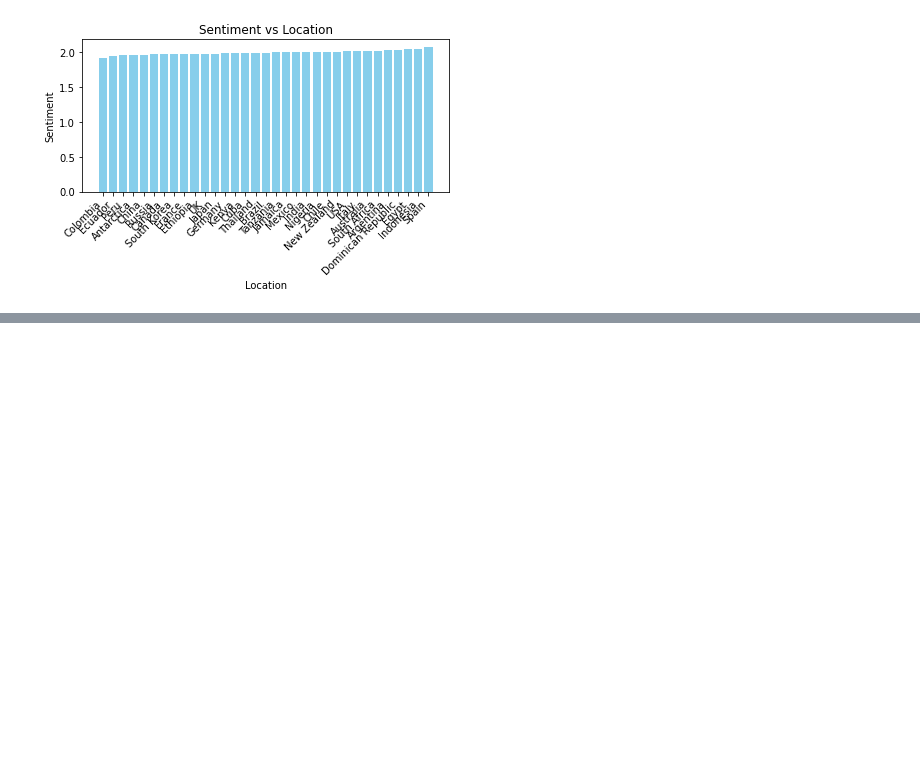
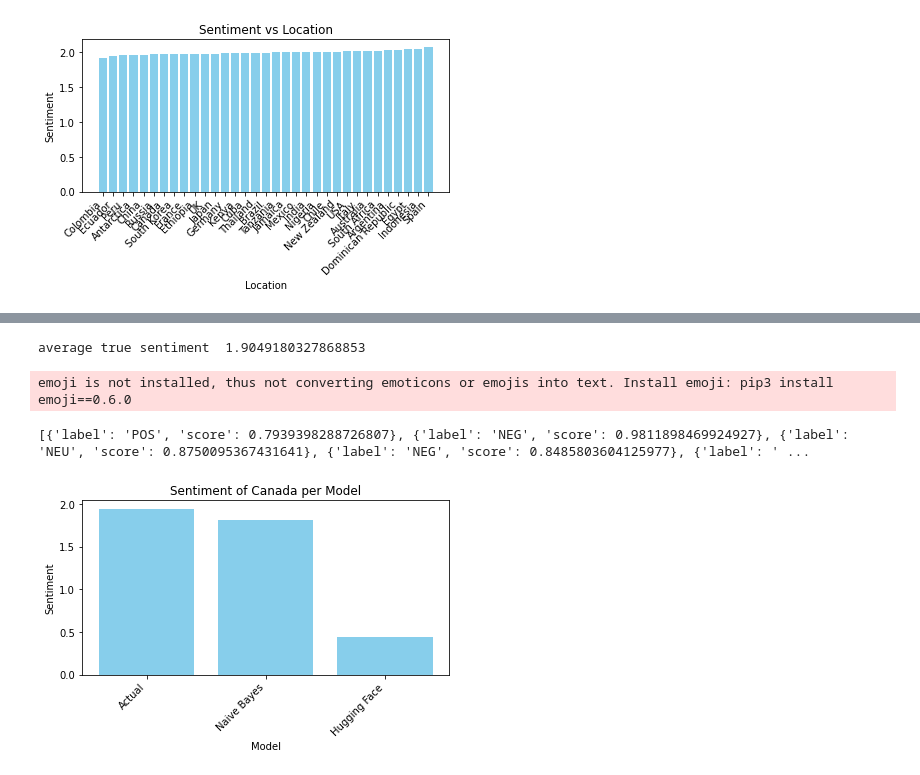
Before and after one commit to juhlisang/NLP_Project2, a Jupyter notebook: initial-code.ipynb, the cells around one changed output, grey strips where cells are left out. Saved outputs shown, nothing was run; the diff lists cells and outputs as text; code cells hidden in the pictures; blank space fills up the shorter version.

```diff
--- a/initial-code.ipynb
+++ b/initial-code.ipynb
@@ -352,0 +361,7 @@ emoji is not installed, thus not converting emoticons or emojis into text. Insta
+# %%
+plotBarGraph_locSent("Canada", sorted_location_scores)
+# %% [output]
+average true sentiment  1.9049180327868853
+emoji is not installed, thus not converting emoticons or emojis into text. Install emoji: pip3 install emoji==0.6.0
+[{'label': 'POS', 'score': 0.7939398288726807}, {'label': 'NEG', 'score': 0.9811898469924927}, {'label': 'NEU', 'score': 0.8750095367431641}, {'label': 'NEG', 'score': 0.8485803604125977}, {'label': ' ...
+[figure, added]
```
Also changed, not shown: parts of 18 cells of this notebook.
